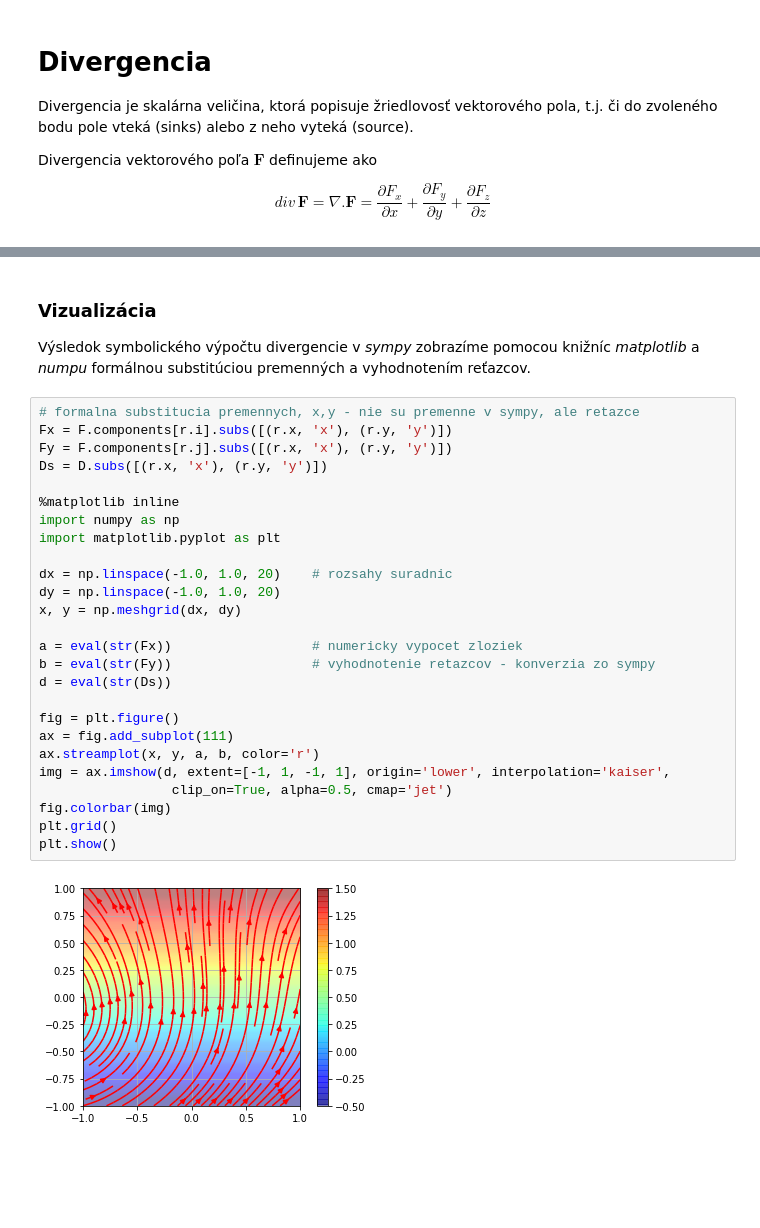
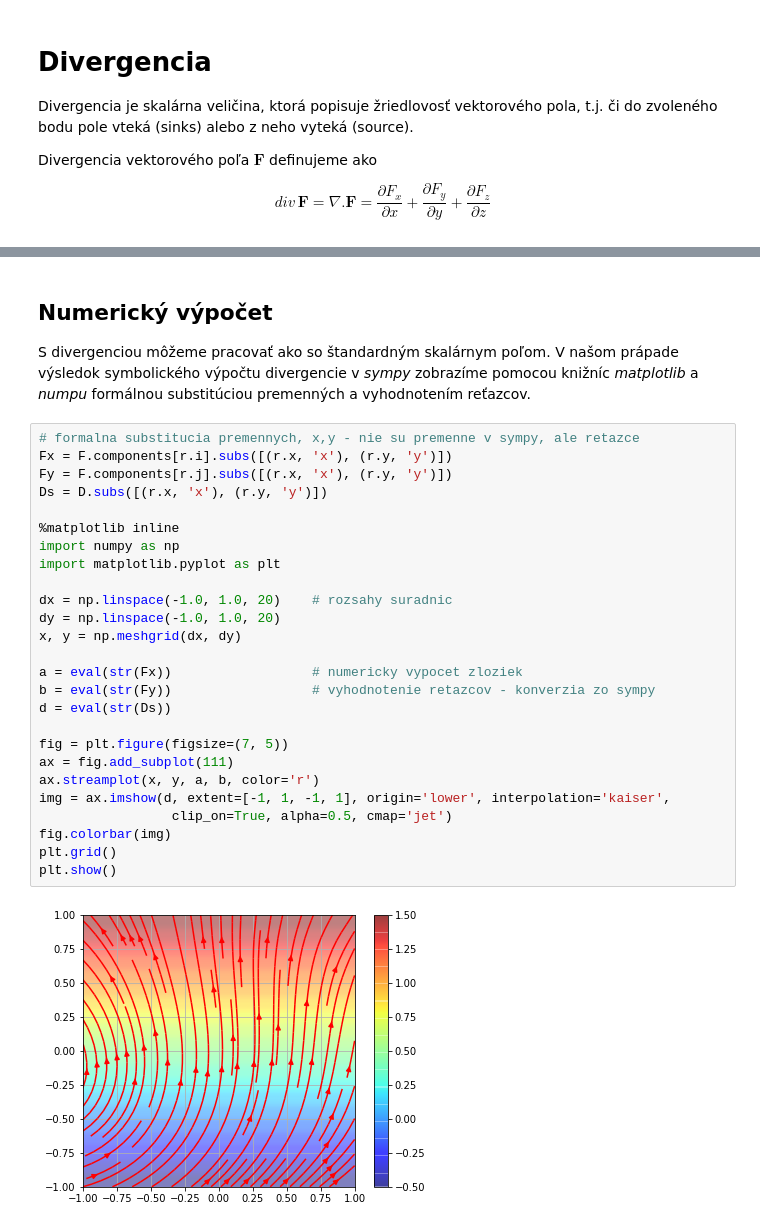
Before and after one commit to pfabo/notebook-fdtd, a Jupyter notebook: 011_divergencia.ipynb, the cells around one changed output, grey strips where cells are left out. Drawn from its saved outputs; the diff is of its cells as text; blank space fills up the shorter version.

```diff
--- a/011_divergencia.ipynb
+++ b/011_divergencia.ipynb
@@ -54,32 +106,32 @@ ltxprint(r'\nabla \cdot \mathbf{F}', D)
 # %% [markdown]
-### Vizualizácia
+## Numerický výpočet
 
-Výsledok symbolického výpočtu divergencie v *sympy* zobrazíme pomocou knižníc *matplotlib* a *numpu* formálnou substitúciou premenných a vyhodnotením reťazcov.
+S divergenciou môžeme pracovať ako so štandardným skalárnym poľom. V našom prápade výsledok symbolického výpočtu divergencie v *sympy* zobrazíme pomocou knižníc *matplotlib* a *numpu* formálnou substitúciou premenných a vyhodnotením reťazcov.
 # %%
 # formalna substitucia premennych, x,y - nie su premenne v sympy, ale retazce
 Fx = F.components[r.i].subs([(r.x, 'x'), (r.y, 'y')])
 Fy = F.components[r.j].subs([(r.x, 'x'), (r.y, 'y')])
 Ds = D.subs([(r.x, 'x'), (r.y, 'y')])
 
 %matplotlib inline
 import numpy as np
 import matplotlib.pyplot as plt
 
 dx = np.linspace(-1.0, 1.0, 20)    # rozsahy suradnic
 dy = np.linspace(-1.0, 1.0, 20)
 x, y = np.meshgrid(dx, dy)
 
 a = eval(str(Fx))                  # numericky vypocet zloziek
 b = eval(str(Fy))                  # vyhodnotenie retazcov - konverzia zo sympy
 d = eval(str(Ds))
 
-fig = plt.figure()
+fig = plt.figure(figsize=(7, 5))
 ax = fig.add_subplot(111)
 ax.streamplot(x, y, a, b, color='r')
 img = ax.imshow(d, extent=[-1, 1, -1, 1], origin='lower', interpolation='kaiser',
                  clip_on=True, alpha=0.5, cmap='jet')
 fig.colorbar(img)
 plt.grid()
 plt.show()
 # %% [output]
-[figure, old version]
+[figure, new version]
```
Also changed, not shown: parts of 6 cells of this notebook, 20 other files.
